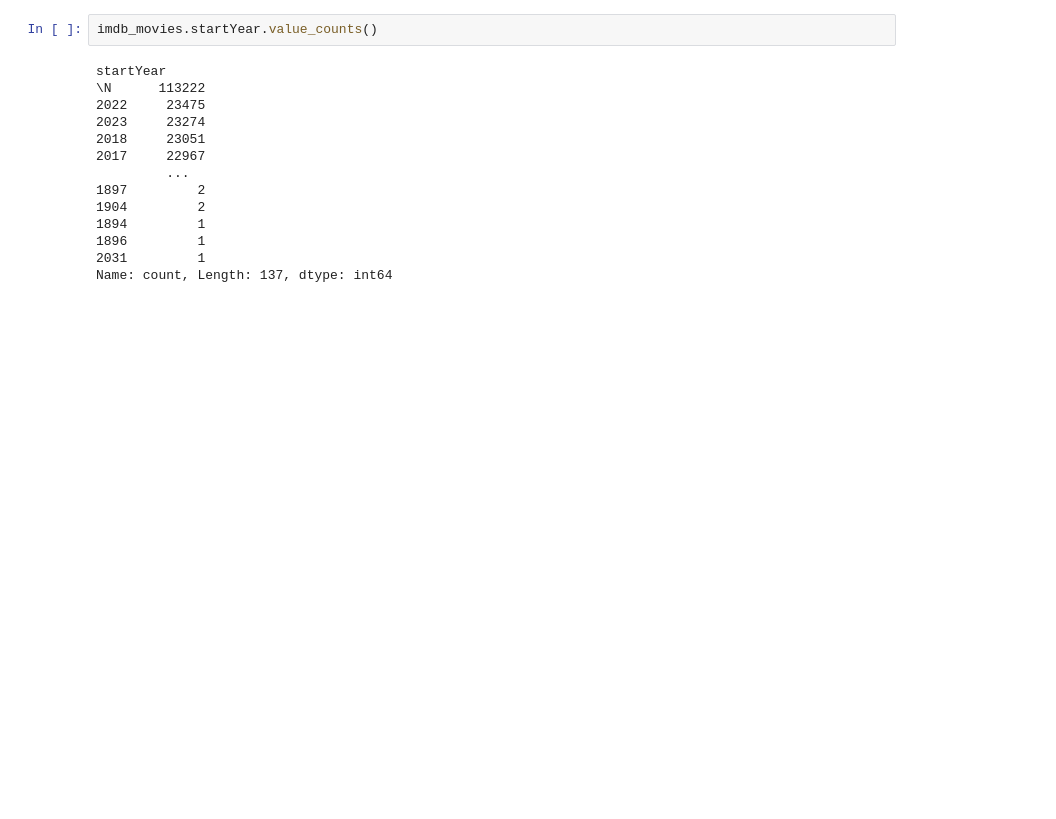
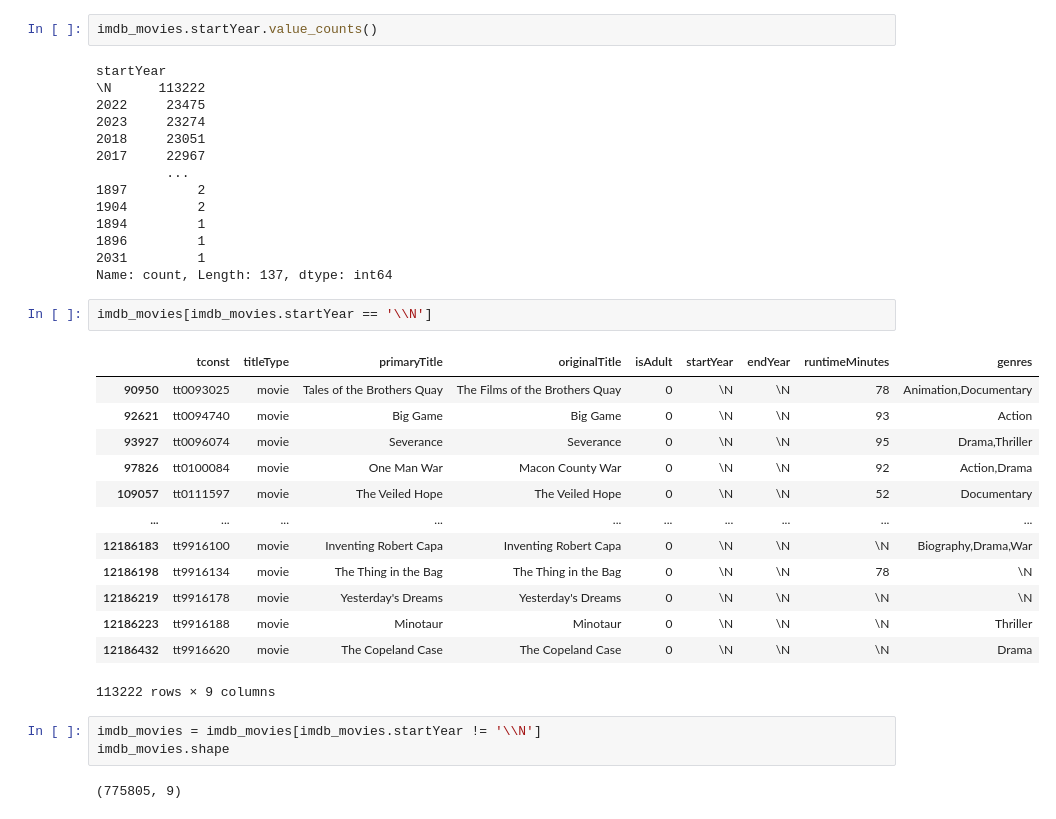
Before and after one commit to BigECire/eric-capstone, a Jupyter notebook: notebooks/imdb_data.ipynb, the cells around one changed output. Cells and saved outputs as stored; diff of their text form; blank space fills up the shorter version.

```diff
--- a/notebooks/imdb_data.ipynb
+++ b/notebooks/imdb_data.ipynb
@@ -161,6 +161,27 @@ startYear
 1896         1
 2031         1
 Name: count, Length: 137, dtype: int64
+# %%
+imdb_movies[imdb_movies.startYear == '\\N']
+# %% [output]
+|  | tconst | titleType | primaryTitle | originalTitle | isAdult | startYear | endYear | runtimeMinutes | genres |
+| 90950 | tt0093025 | movie | Tales of the Brothers Quay | The Films of the Brothers Quay | 0 | \N | \N | 78 | Animation,Documentary |
+| 92621 | tt0094740 | movie | Big Game | Big Game | 0 | \N | \N | 93 | Action |
+| 93927 | tt0096074 | movie | Severance | Severance | 0 | \N | \N | 95 | Drama,Thriller |
+| 97826 | tt0100084 | movie | One Man War | Macon County War | 0 | \N | \N | 92 | Action,Drama |
+| 109057 | tt0111597 | movie | The Veiled Hope | The Veiled Hope | 0 | \N | \N | 52 | Documentary |
+| ... | ... | ... | ... | ... | ... | ... | ... | ... | ... |
+| 12186183 | tt9916100 | movie | Inventing Robert Capa | Inventing Robert Capa | 0 | \N | \N | \N | Biography,Drama,War |
+| 12186198 | tt9916134 | movie | The Thing in the Bag | The Thing in the Bag | 0 | \N | \N | 78 | \N |
+| 12186219 | tt9916178 | movie | Yesterday's Dreams | Yesterday's Dreams | 0 | \N | \N | \N | \N |
+| 12186223 | tt9916188 | movie | Minotaur | Minotaur | 0 | \N | \N | \N | Thriller |
+| 12186432 | tt9916620 | movie | The Copeland Case | The Copeland Case | 0 | \N | \N | \N | Drama |
+113222 rows × 9 columns
+# %%
+imdb_movies = imdb_movies[imdb_movies.startYear != '\\N']
+imdb_movies.shape
+# %% [output]
+(775805, 9)
 # %%
 imdb_movies.startYear.astype(int)
 # %% [output]
```
Also changed, not shown: parts of 15 cells of this notebook, 1 other file.
